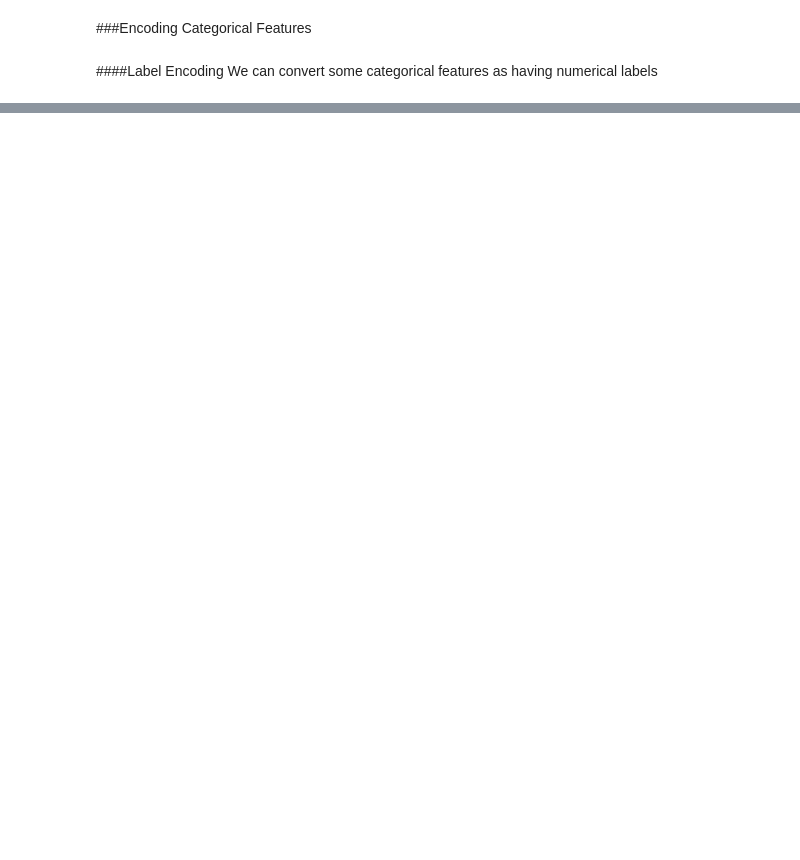
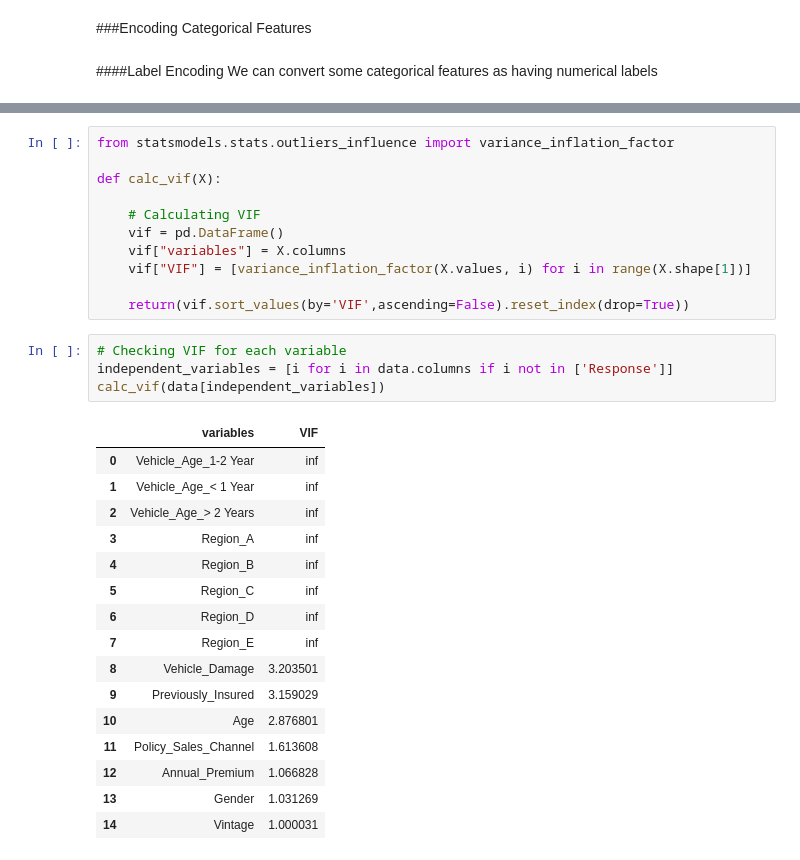
Before and after one commit to shadabsgit/ML-Classification-Capstone-Project, a Jupyter notebook: HEALTH_INSURANCE_CROSS_SELL_PREDICTION.ipynb, the cells around one changed output, grey strips where cells are left out. Saved outputs shown, nothing was run; the diff lists cells and outputs as text; blank space fills up the shorter version.

```diff
--- a/HEALTH_INSURANCE_CROSS_SELL_PREDICTION.ipynb
+++ b/HEALTH_INSURANCE_CROSS_SELL_PREDICTION.ipynb
@@ -431,0 +434,32 @@ Name: Region_Code, dtype: int64
+# %%
+from statsmodels.stats.outliers_influence import variance_inflation_factor
+
+def calc_vif(X):
+
+    # Calculating VIF
+    vif = pd.DataFrame()
+    vif["variables"] = X.columns
+    vif["VIF"] = [variance_inflation_factor(X.values, i) for i in range(X.shape[1])]
+
+    return(vif.sort_values(by='VIF',ascending=False).reset_index(drop=True))
+# %%
+# Checking VIF for each variable
+independent_variables = [i for i in data.columns if i not in ['Response']]
+calc_vif(data[independent_variables])
+# %% [output]
+|  | variables | VIF |
+| 0 | Vehicle_Age_1-2 Year | inf |
+| 1 | Vehicle_Age_< 1 Year | inf |
+| 2 | Vehicle_Age_> 2 Years | inf |
+| 3 | Region_A | inf |
+| 4 | Region_B | inf |
+| 5 | Region_C | inf |
+| 6 | Region_D | inf |
+| 7 | Region_E | inf |
+| 8 | Vehicle_Damage | 3.203501 |
+| 9 | Previously_Insured | 3.159029 |
+| 10 | Age | 2.876801 |
+| 11 | Policy_Sales_Channel | 1.613608 |
+| 12 | Annual_Premium | 1.066828 |
+| 13 | Gender | 1.031269 |
+| 14 | Vintage | 1.000031 |
```
Also changed, not shown: parts of 17 cells of this notebook.
